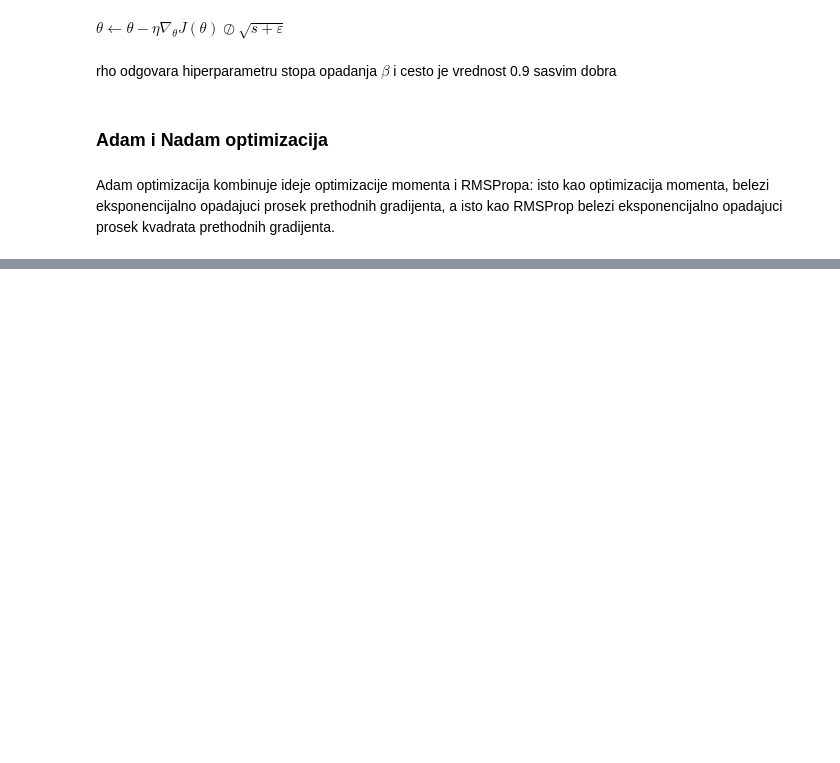
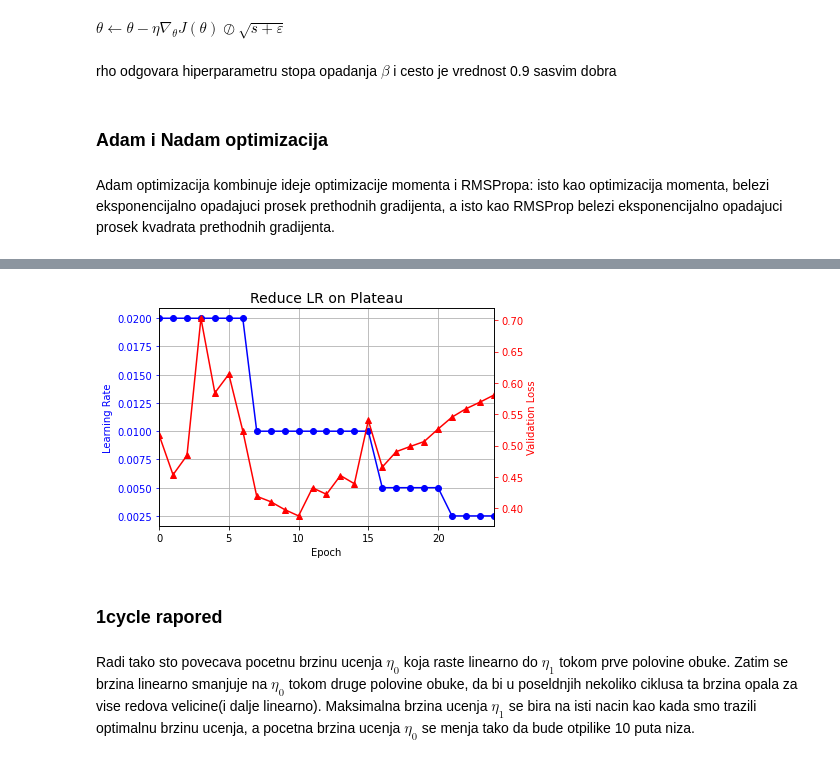
Before and after one commit to dusanveljkovic/ml_notebooks, a Jupyter notebook: Hands on machine learning II - Srpski/2. Obuka dubokih neuronskih mreza.ipynb, the cells around one changed output, grey strips where cells are left out. Cells and saved outputs as stored; diff of their text form; code cells hidden in the pictures; blank space fills up the shorter version.

```diff
--- a/Hands on machine learning II - Srpski/2. Obuka dubokih neuronskih mreza.ipynb
+++ b/Hands on machine learning II - Srpski/2. Obuka dubokih neuronskih mreza.ipynb
@@ -430,0 +627,15 @@ Adam optimizacija kombinuje ideje optimizacije momenta i RMSPropa: isto kao opti
+# %%
+lr_scheduler = keras.callbacks.ReduceLROnPlateau(factor=0.5, patience=5)
+
+model = keras.models.Sequential([
+    keras.layers.Flatten(input_shape=[28, 28]),
+    keras.layers.Dense(300, activation="selu", kernel_initializer="lecun_normal"),
+    keras.layers.Dense(100, activation="selu", kernel_initializer="lecun_normal"),
+    keras.layers.Dense(10, activation="softmax")
+])
+optimizer = keras.optimizers.SGD(learning_rate=0.02, momentum=0.9)
+model.compile(loss="sparse_categorical_crossentropy", optimizer=optimizer, metrics=["accuracy"])
+n_epochs = 25
+history = model.fit(X_train_scaled, y_train, epochs=n_epochs,
+                    validation_data=(X_valid_scaled, y_valid),
+                    callbacks=[lr_scheduler])
@@ -430,0 +660,21 @@ Adam optimizacija kombinuje ideje optimizacije momenta i RMSPropa: isto kao opti
+# %%
+plt.plot(history.epoch, history.history["lr"], "bo-")
+plt.xlabel("Epoch")
+plt.ylabel("Learning Rate", color='b')
+plt.tick_params('y', colors='b')
+plt.gca().set_xlim(0, n_epochs - 1)
+plt.grid(True)
+
+ax2 = plt.gca().twinx()
+ax2.plot(history.epoch, history.history["val_loss"], "r^-")
+ax2.set_ylabel('Validation Loss', color='r')
+ax2.tick_params('y', colors='r')
+
+plt.title("Reduce LR on Plateau", fontsize=14)
+plt.show()
+# %% [output]
+[figure, added]
+# %% [markdown]
+### 1cycle rapored
+# %% [markdown]
+Radi tako sto povecava pocetnu brzinu ucenja $\eta_0$ koja raste linearno do $\eta_1$ tokom prve polovine obuke. Zatim se brzina linearno smanjuje na $\eta_0$ tokom druge polovine obuke, da bi u poseldnjih nekoliko ciklusa ta brzina opala za vise redova velicine(i dalje linearno). Maksimalna brzina ucenja $\eta_1$ se bira na isti nacin kao kada smo trazili optimalnu brzinu ucenja, a pocetna brzina ucenja $\eta_0$ se menja tako da bude otpilike 10 puta niza.
```
Also changed, not shown: parts of 35 cells of this notebook.
